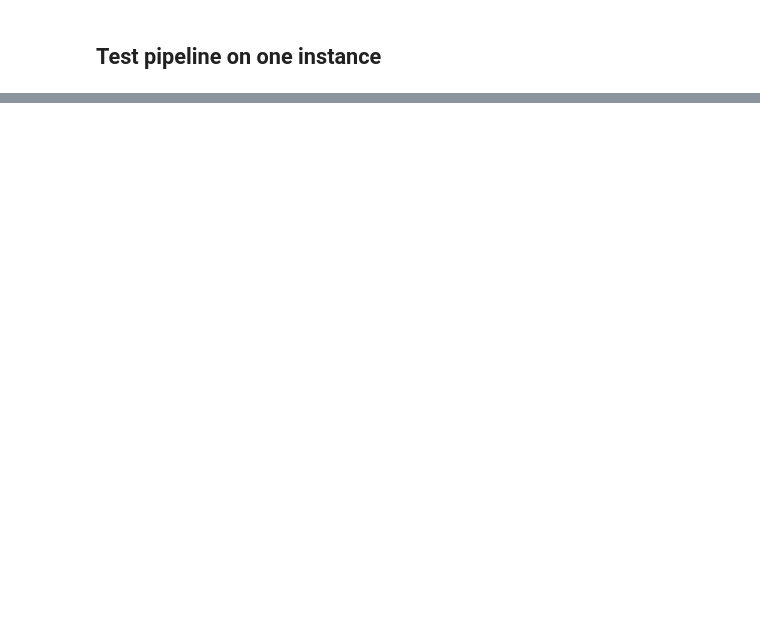
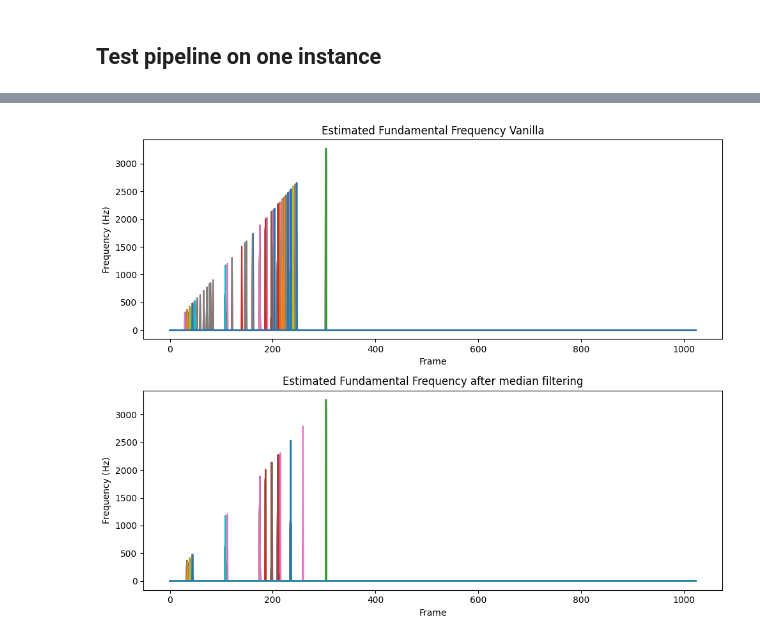
Before and after one commit to Masetto96/mir-gamelan, a Jupyter notebook: pipeline.ipynb, the cells around one changed output, grey strips where cells are left out. Saved outputs shown, nothing was run; the diff lists cells and outputs as text; code cells hidden in the pictures; blank space fills up the shorter version.

```diff
--- a/pipeline.ipynb
+++ b/pipeline.ipynb
@@ -9,16 +17,0 @@ from preprocessors import Preprocessor
-# %%
-data_path = Path("gamelan_music_dataset")
-targets_first = data_path / "first ensemble/orchestra/target"
-audio_file_path = targets_first / "demung/001.wav"
-
-y, sr = librosa.load(audio_file_path, duration=20)
-ipd.Audio(y, rate=sr)
-
-pitch_est = PitchEstimator()
-
-pp = Preprocessor()
-spectrogram = pp.compute_spectrogram(y)
-pitches, magnitudes = pitch_est.estimate_dsp(spectrogram, sr)
-
-# harmonic = pp.apply_median_filtering(spectrogram)
-# activations = pp.apply_NMF(spectrogram)
@@ -33,0 +54,26 @@ array([[0., 0., 0., ..., 0., 0., 0.],
+# %%
+# activations = pp.apply_NMF(spectrogram)
+pitches, magnitudes = pitch_est.estimate_dsp(spectrogram, sr)
+
+harm_pitches, harm_magnitudes = pitch_est.estimate_dsp(harmonic, sr)
+
+plt.figure(figsize=(10, 8))
+
+# Plotting the first subplot
+plt.subplot(2, 1, 1)
+plt.plot(pitches)
+plt.xlabel('Frame')
+plt.ylabel('Frequency (Hz)')
+plt.title('Estimated Fundamental Frequency Vanilla')
+
+# Plotting the second subplot
+plt.subplot(2, 1, 2)
+plt.plot(harm_pitches)
+plt.xlabel('Frame')
+plt.ylabel('Frequency (Hz)')
+plt.title('Estimated Fundamental Frequency after median filtering')
+
+plt.tight_layout()  # Adjust layout to prevent overlap
+plt.show()
+# %% [output]
+[figure, added]
```
Also changed, not shown: parts of 7 cells of this notebook, 3 other files.
